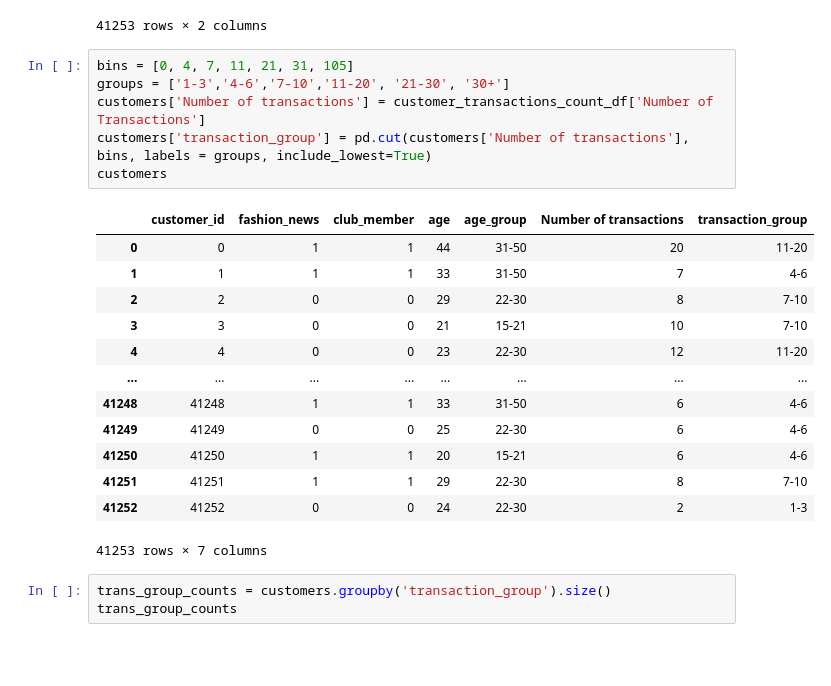
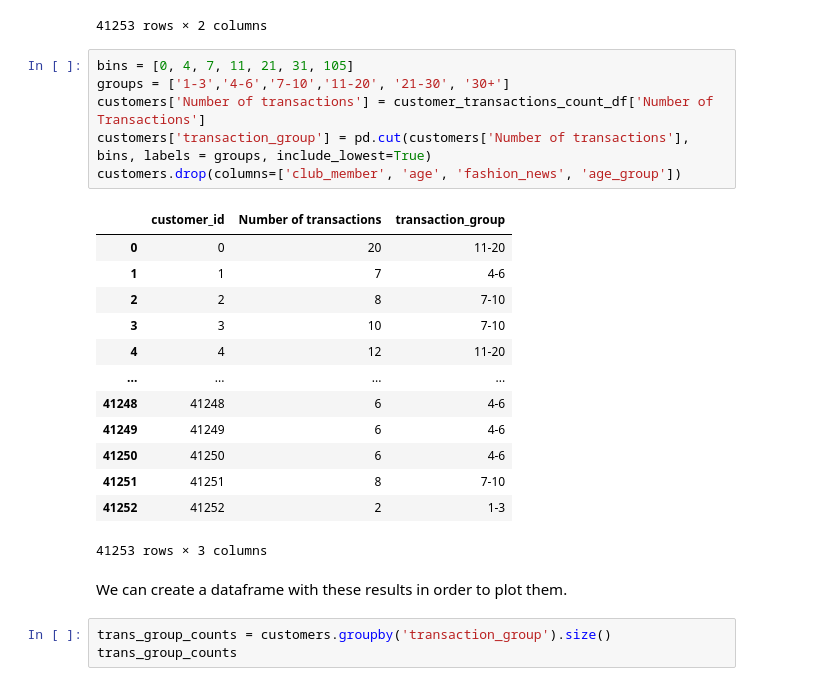
Before and after one commit to alessiabresolin/275601, a Jupyter notebook: project.ipynb, the cells around one changed output. Cells and saved outputs as stored; diff of their text form; blank space fills up the shorter version.

```diff
--- a/project.ipynb
+++ b/project.ipynb
@@ -602,23 +629,25 @@ customer_transactions_count_df.sort_values(by='Number of Transactions', ascendin
 # %%
 bins = [0, 4, 7, 11, 21, 31, 105]
 groups = ['1-3','4-6','7-10','11-20', '21-30', '30+']
 customers['Number of transactions'] = customer_transactions_count_df['Number of Transactions']
 customers['transaction_group'] = pd.cut(customers['Number of transactions'], bins, labels = groups, include_lowest=True)
-customers
+customers.drop(columns=['club_member', 'age', 'fashion_news', 'age_group'])
 # %% [output]
-|  | customer_id | fashion_news | club_member | age | age_group | Number of transactions | transaction_group |
-| 0 | 0 | 1 | 1 | 44 | 31-50 | 20 | 11-20 |
-| 1 | 1 | 1 | 1 | 33 | 31-50 | 7 | 4-6 |
-| 2 | 2 | 0 | 0 | 29 | 22-30 | 8 | 7-10 |
-| 3 | 3 | 0 | 0 | 21 | 15-21 | 10 | 7-10 |
-| 4 | 4 | 0 | 0 | 23 | 22-30 | 12 | 11-20 |
-| ... | ... | ... | ... | ... | ... | ... | ... |
-| 41248 | 41248 | 1 | 1 | 33 | 31-50 | 6 | 4-6 |
-| 41249 | 41249 | 0 | 0 | 25 | 22-30 | 6 | 4-6 |
-| 41250 | 41250 | 1 | 1 | 20 | 15-21 | 6 | 4-6 |
-| 41251 | 41251 | 1 | 1 | 29 | 22-30 | 8 | 7-10 |
-| 41252 | 41252 | 0 | 0 | 24 | 22-30 | 2 | 1-3 |
+|  | customer_id | Number of transactions | transaction_group |
+| 0 | 0 | 20 | 11-20 |
+| 1 | 1 | 7 | 4-6 |
+| 2 | 2 | 8 | 7-10 |
+| 3 | 3 | 10 | 7-10 |
+| 4 | 4 | 12 | 11-20 |
+| ... | ... | ... | ... |
+| 41248 | 41248 | 6 | 4-6 |
+| 41249 | 41249 | 6 | 4-6 |
+| 41250 | 41250 | 6 | 4-6 |
+| 41251 | 41251 | 8 | 7-10 |
+| 41252 | 41252 | 2 | 1-3 |
-41253 rows × 7 columns
+41253 rows × 3 columns
+# %% [markdown]
+We can create a dataframe with these results in order to plot them.
 # %%
 trans_group_counts = customers.groupby('transaction_group').size()
 trans_group_counts
```
Also changed, not shown: parts of 37 cells of this notebook.
